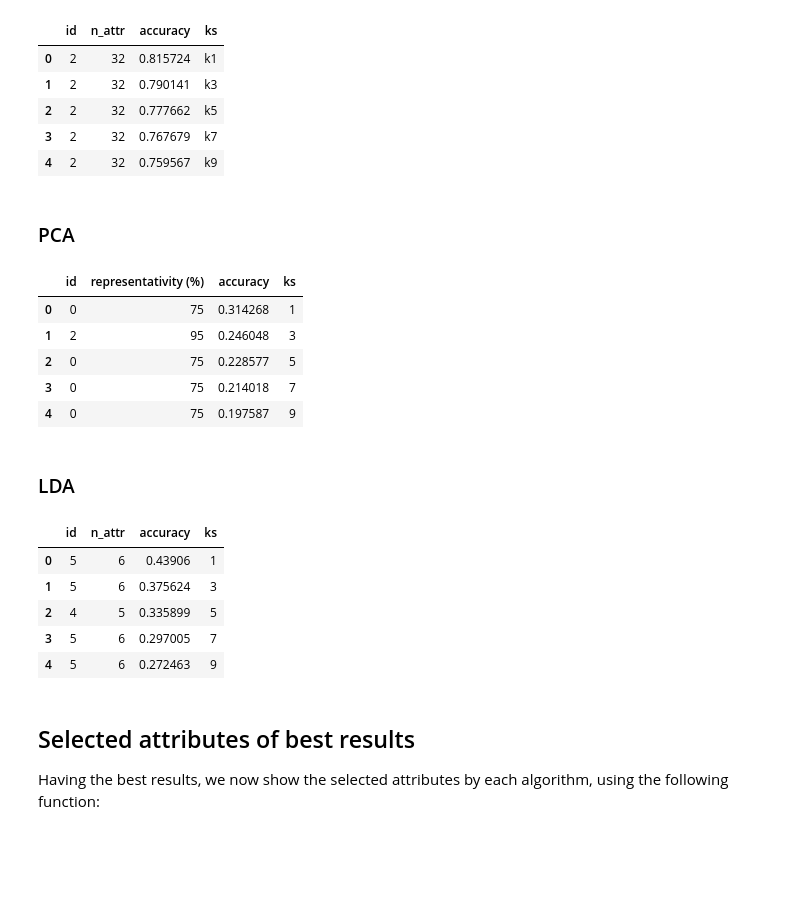
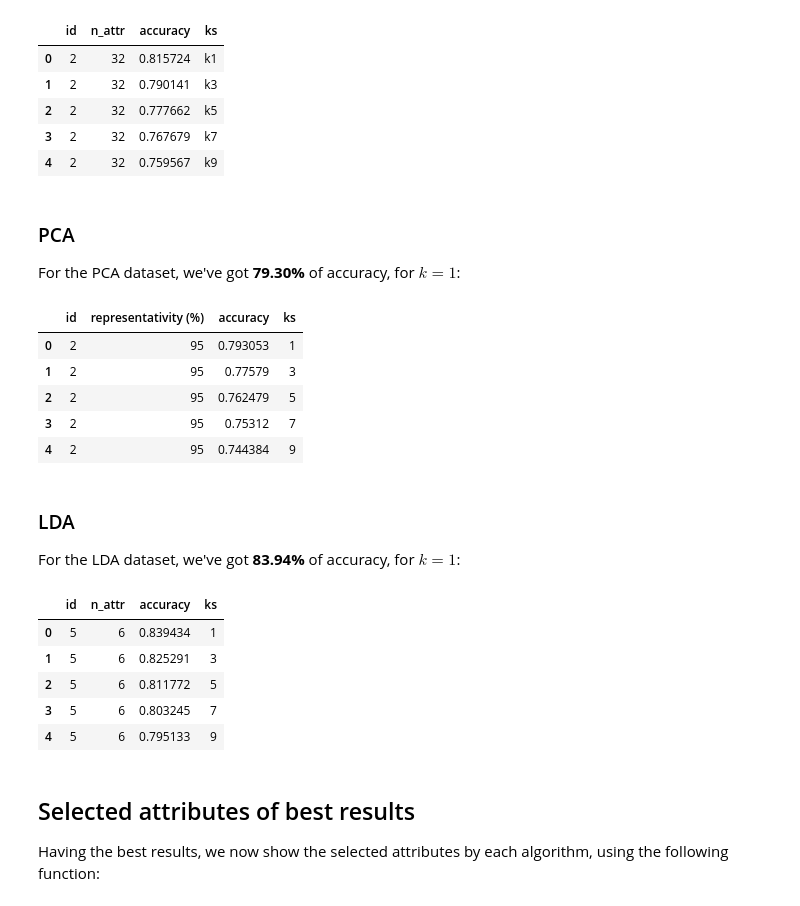
Before and after one commit to greati/covertype-data-analysis, a Jupyter notebook: k-NN Classifier.ipynb, the cells around one changed output. Drawn from its saved outputs; the diff is of its cells as text; code cells hidden in the pictures; blank space fills up the shorter version.

```diff
--- a/k-NN Classifier.ipynb
+++ b/k-NN Classifier.ipynb
@@ -276,17 +280,18 @@ def get_n_selected(data, index):
     row = data.loc[index]
     return row.iloc[-54:].tolist().count(True)
 
+pso_selected_index = 216
 pso_columns = ['id','n_attr','swarm_size', 'max_iterations', 'accuracy', 'ks']
-pso_best_results = pd.DataFrame(columns=pso_columns)
+pso_selected_results = pd.DataFrame(columns=pso_columns)
 
 index = 0
 for i in knn_pso.columns.tolist()[-5:]:
-    row = knn_pso.loc[knn_pso[i].idxmax()]
-    pso_best_results.loc[index] = [int(row['Unnamed: 0']),
+    row = knn_pso.loc[pso_selected_index]
+    pso_selected_results.loc[index] = [int(row['Unnamed: 0']),
                                    get_n_selected(pso, int(row['Unnamed: 0'])),
                                    row['swarm_size'], row['max_iterations'], row[i], i]
     index += 1
 
-pso_best_results.style
+pso_selected_results.style
 # %% [output]
 |  | id | n_attr | swarm_size | max_iterations | accuracy | ks |
@@ -300,16 +307,18 @@ pso_best_results.style
 # %%
 ga_columns = ['id', 'n_attr'] + ga.columns.tolist()[:4] + ['accuracy', 'ks']
-ga_best_results = pd.DataFrame(columns=ga_columns)
+ga_selected_results = pd.DataFrame(columns=ga_columns)
+
+ga_selected_index = 321
 
 index = 0
 for i in knn_ga.columns.tolist()[-5:]:
-    row = knn_ga.loc[knn_ga[i].idxmax()]
-    ga_best_results.loc[index] = [int(row['Unnamed: 0']),
+    row = knn_ga.loc[ga_selected_index]
+    ga_selected_results.loc[index] = [int(row['Unnamed: 0']),
                                   get_n_selected(ga,
                                                  int(row['Unnamed: 0']))] +\
     row.loc[ga.columns.tolist()[:4]].tolist() + [ row[i], i ]
     index += 1
 
-ga_best_results.style
+ga_selected_results.style
 # %% [output]
 |  | id | n_attr | population | max_generations | combination_prob | mutation_prob | accuracy | ks |
@@ -323,16 +334,16 @@ ga_best_results.style
 # %%
 filtered_columns = ['id', 'n_attr', 'accuracy', 'ks']
-filtered_best_results = pd.DataFrame(columns=filtered_columns)
+filtered_selected_results = pd.DataFrame(columns=filtered_columns)
 
 index = 0
 for i in knn_filtered.columns.tolist()[-5:]:
     row = knn_filtered.loc[knn_filtered[i].idxmax()]
-    filtered_best_results.loc[index] = [int(row['Unnamed: 0']),
+    filtered_selected_results.loc[index] = [int(row['Unnamed: 0']),
                                   get_n_selected(filtered,
                                                  int(row['Unnamed: 0']))] + [ row[i], i ]
     index += 1
 
-filtered_best_results.style
+filtered_selected_results.style
 # %% [output]
 |  | id | n_attr | accuracy | ks |
 | 0 | 2 | 32 | 0.815724 | k1 |
@@ -340,46 +351,54 @@ filtered_best_results.style
 | 2 | 2 | 32 | 0.777662 | k5 |
 | 3 | 2 | 32 | 0.767679 | k7 |
 | 4 | 2 | 32 | 0.759567 | k9 |
-# %% [markdown]
-### PCA
+# %% [markdown]
+### PCA
+
+For the PCA dataset, we've got **79.30%** of accuracy, for $k=1$:
 # %%
 pca_columns = ['id', 'representativity (%)', 'accuracy', 'ks']
-pca_best_results = pd.DataFrame(columns=pca_columns)
+pca_selected_results = pd.DataFrame(columns=pca_columns)
+
+pca_selected_index = 2
 
 index = 0
 for i in knn_pca.columns.tolist()[-5:]:
-    row = knn_pca.loc[knn_pca[i].idxmax()]
-    pca_best_results.loc[index] = [int(row['Unnamed: 0']), row['representativity (%)'], row[i], i ]
+    row = knn_pca.loc[pca_selected_index]
+    pca_selected_results.loc[index] = [int(row['Unnamed: 0']), row['representativity (%)'], row[i], i ]
     index += 1
 
-pca_best_results.style
+pca_selected_results.style
 # %% [output]
 |  | id | representativity (%) | accuracy | ks |
-| 0 | 0 | 75 | 0.314268 | 1 |
-| 1 | 2 | 95 | 0.246048 | 3 |
-| 2 | 0 | 75 | 0.228577 | 5 |
-| 3 | 0 | 75 | 0.214018 | 7 |
-| 4 | 0 | 75 | 0.197587 | 9 |
+| 0 | 2 | 95 | 0.793053 | 1 |
+| 1 | 2 | 95 | 0.77579 | 3 |
+| 2 | 2 | 95 | 0.762479 | 5 |
+| 3 | 2 | 95 | 0.75312 | 7 |
+| 4 | 2 | 95 | 0.744384 | 9 |
-# %% [markdown]
-### LDA
+# %% [markdown]
+### LDA
+
+For the LDA dataset, we've got **83.94%** of accuracy, for $k=1$:
 # %%
 lda_columns = ['id', 'n_attr', 'accuracy', 'ks']
-lda_best_results = pd.DataFrame(columns=lda_columns)
+lda_selected_results = pd.DataFrame(columns=lda_columns)
+
+lda_selected_index = 5
 
 index = 0
 for i in knn_lda.columns.tolist()[-5:]:
-    row = knn_lda.loc[knn_lda[i].idxmax()]
-    lda_best_results.loc[index] = [int(row['Unnamed: 0']), row['n_components'], row[i], i ]
+    row = knn_lda.loc[lda_selected_index]
+    lda_selected_results.loc[index] = [int(row['Unnamed: 0']), row['n_components'], row[i], i ]
     index += 1
 
-lda_best_results.style
+lda_selected_results.style
 # %% [output]
 |  | id | n_attr | accuracy | ks |
-| 0 | 5 | 6 | 0.43906 | 1 |
-| 1 | 5 | 6 | 0.375624 | 3 |
-| 2 | 4 | 5 | 0.335899 | 5 |
-| 3 | 5 | 6 | 0.297005 | 7 |
-| 4 | 5 | 6 | 0.272463 | 9 |
+| 0 | 5 | 6 | 0.839434 | 1 |
+| 1 | 5 | 6 | 0.825291 | 3 |
+| 2 | 5 | 6 | 0.811772 | 5 |
+| 3 | 5 | 6 | 0.803245 | 7 |
+| 4 | 5 | 6 | 0.795133 | 9 |
 # %% [markdown]
 ## Selected attributes of best results
 
```
Also changed, not shown: parts of 14 cells of this notebook, 3 other files.
